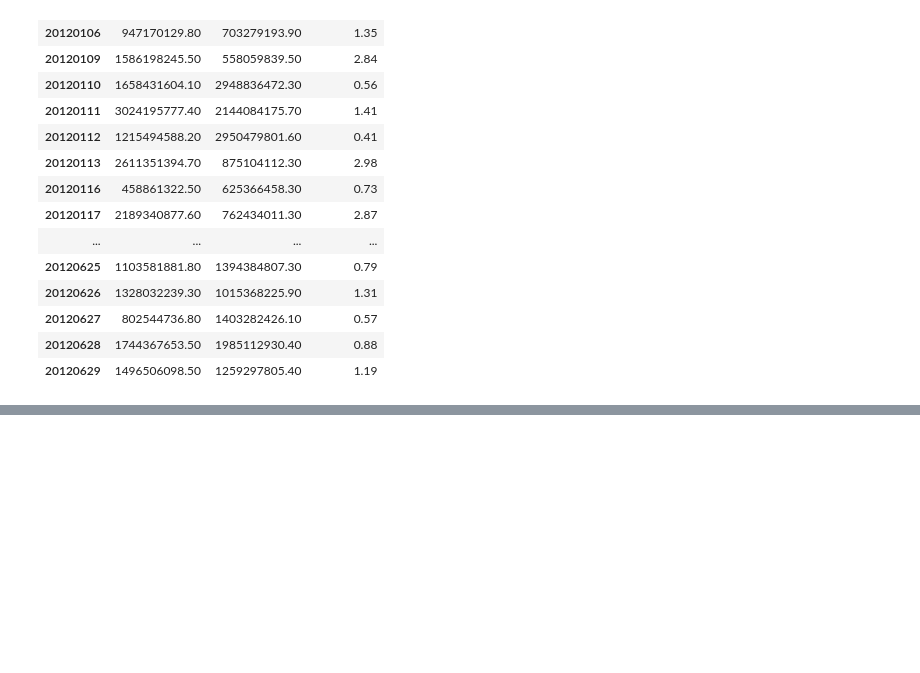
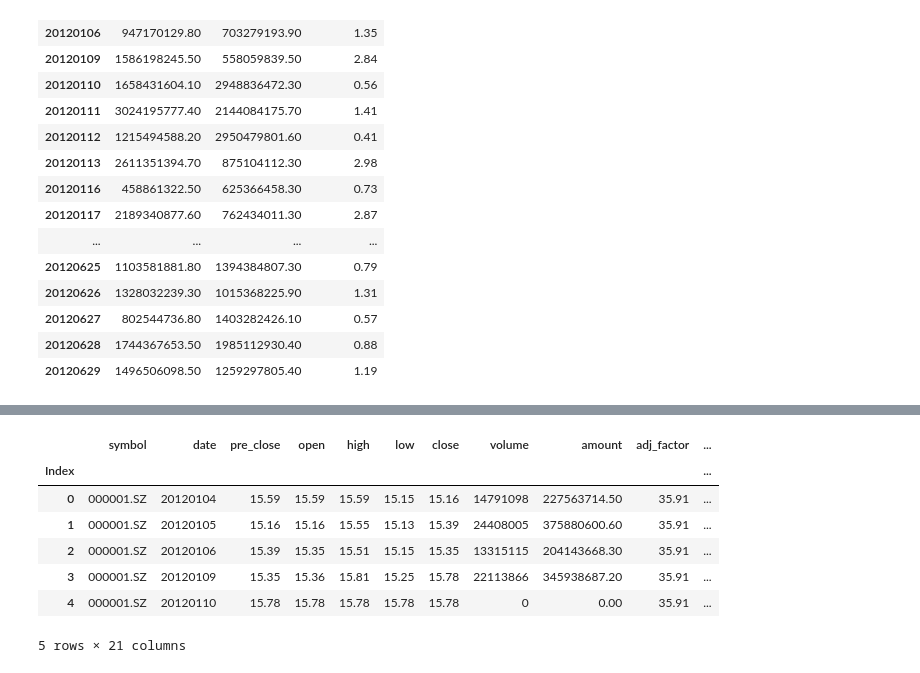
Before and after one commit to frankzhangsyd/vscode-python, a Jupyter notebook: Pandas 50.ipynb, the cells around one changed output, grey strips where cells are left out. Drawn from its saved outputs; the diff is of its cells as text; code cells hidden in the pictures; blank space fills up the shorter version.

```diff
--- a/Pandas 50.ipynb
+++ b/Pandas 50.ipynb
@@ -237,0 +263,4 @@ df.groupby('date')[['flag_open']].sum()
+# %%
+ids=[k for k in df.columns if 'index' not in k]
+# %%
+df2=df.melt(id_vars=ids,var_name='Index',value_name='index%')
@@ -237,0 +354,11 @@ df.groupby('date')[['flag_open']].sum()
+# %%
+df2.pivot(index = list(df2.loc[:,'symbol':'ret_close'].columns),columns='Index').reset_index().head()
+# %% [output]
+|  | symbol | date | pre_close | open | high | low | close | volume | amount | adj_factor | ... |
+| Index |  |  |  |  |  |  |  |  |  |  | ... |
+| 0 | 000001.SZ | 20120104 | 15.59 | 15.59 | 15.59 | 15.15 | 15.16 | 14791098 | 227563714.50 | 35.91 | ... |
+| 1 | 000001.SZ | 20120105 | 15.16 | 15.16 | 15.55 | 15.13 | 15.39 | 24408005 | 375880600.60 | 35.91 | ... |
+| 2 | 000001.SZ | 20120106 | 15.39 | 15.35 | 15.51 | 15.15 | 15.35 | 13315115 | 204143668.30 | 35.91 | ... |
+| 3 | 000001.SZ | 20120109 | 15.35 | 15.36 | 15.81 | 15.25 | 15.78 | 22113866 | 345938687.20 | 35.91 | ... |
+| 4 | 000001.SZ | 20120110 | 15.78 | 15.78 | 15.78 | 15.78 | 15.78 | 0 | 0.00 | 35.91 | ... |
+5 rows × 21 columns
```
Also changed, not shown: parts of 27 cells of this notebook, 1 other file.
